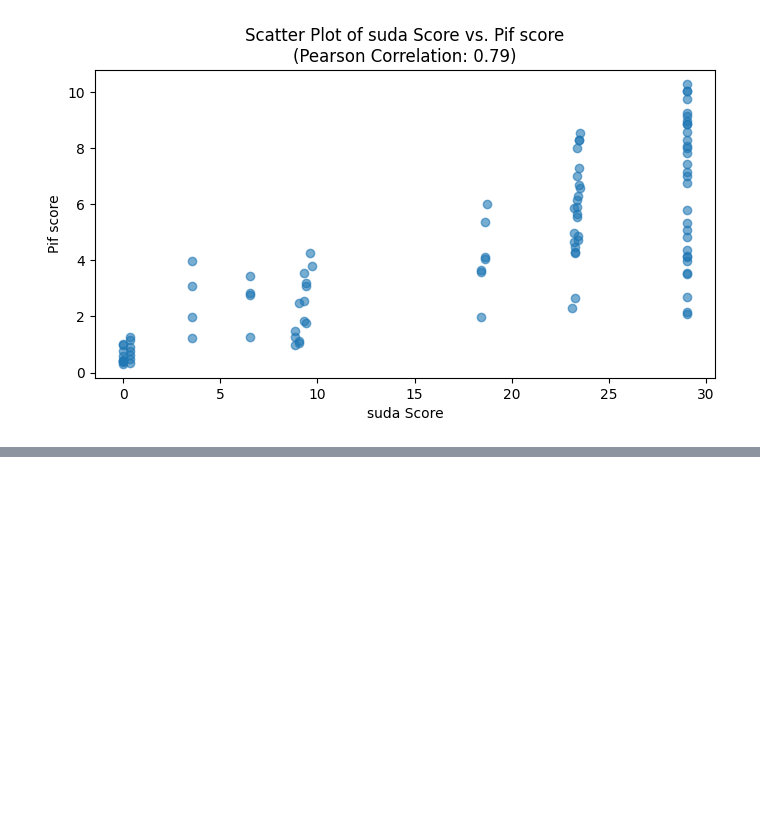
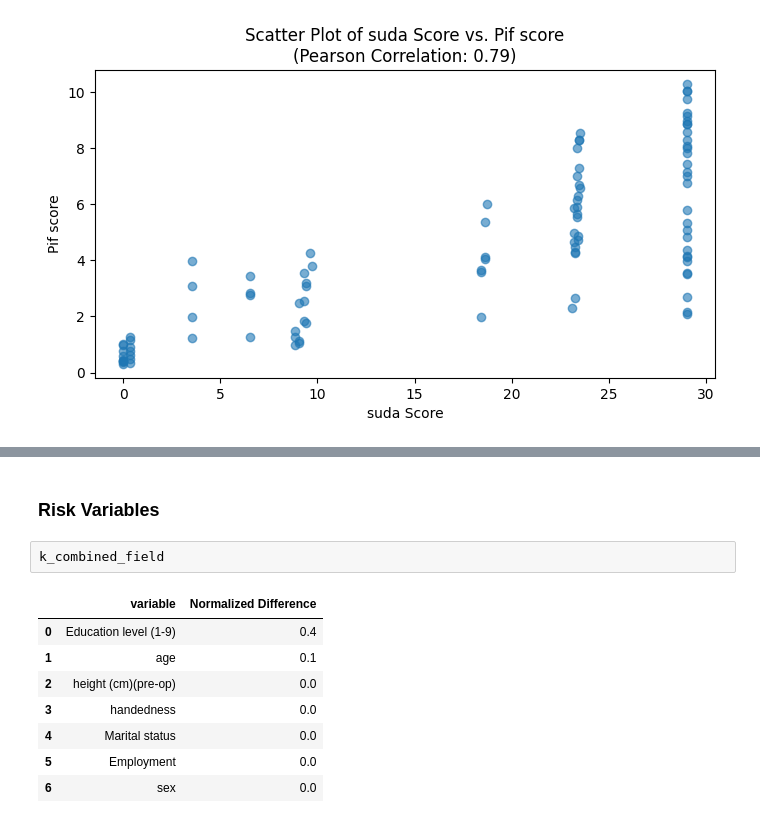
Before and after one commit to EmiKib/MetaprivBIDS-Assessment, a Jupyter notebook: BTC_ds002080/BTC.ipynb, the cells around one changed output, grey strips where cells are left out. Saved outputs shown, nothing was run; the diff lists cells and outputs as text; blank space fills up the shorter version.

```diff
--- a/BTC_ds002080/BTC.ipynb
+++ b/BTC_ds002080/BTC.ipynb
@@ -71,0 +109,13 @@ Pearson correlation to PIF 95% & SUDA 0.7907962111030511
+# %% [markdown]
+### Risk Variables
+# %%
+k_combined_field
+# %% [output]
+|  | variable | Normalized Difference |
+| 0 | Education level (1-9) | 0.4 |
+| 1 | age | 0.1 |
+| 2 | height (cm)(pre-op) | 0.0 |
+| 3 | handedness | 0.0 |
+| 4 | Marital status | 0.0 |
+| 5 | Employment | 0.0 |
+| 6 | sex | 0.0 |
```
Also changed, not shown: parts of 13 cells of this notebook, 5 other files.
